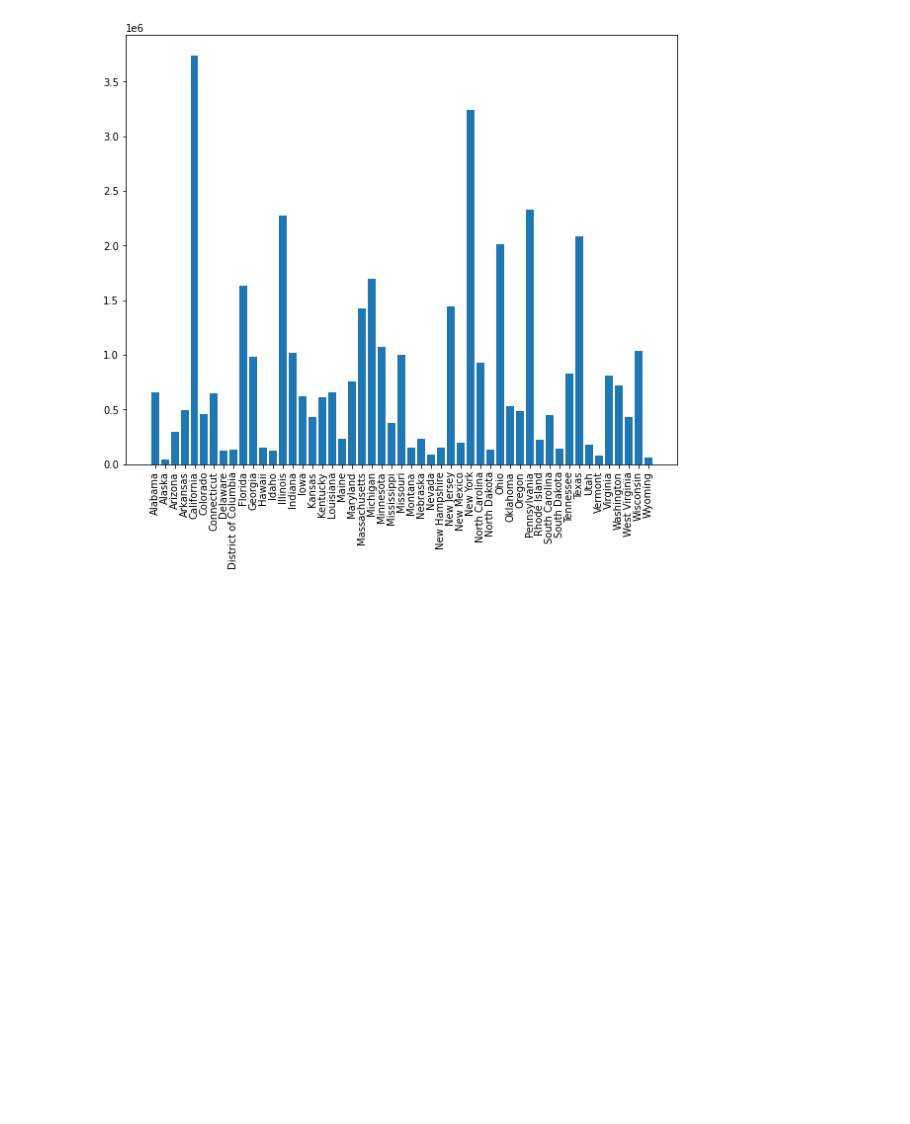
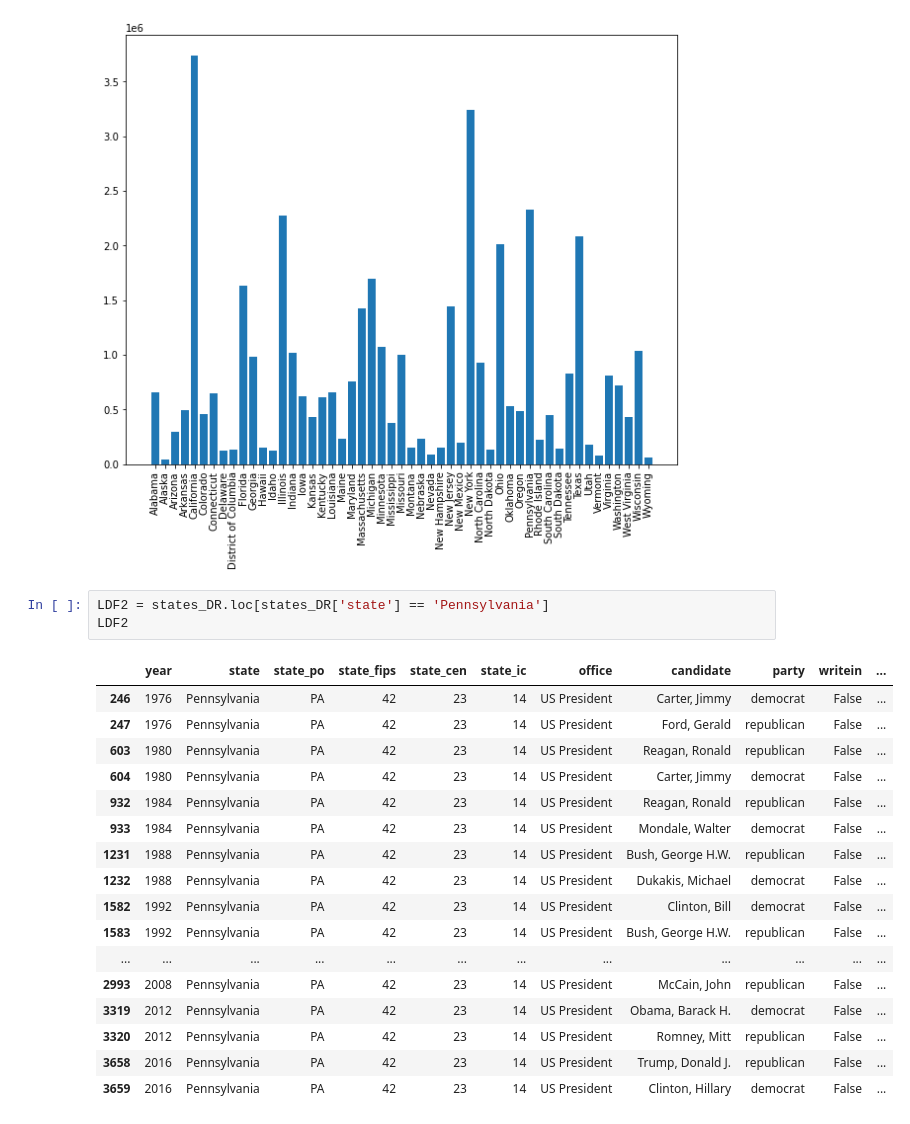
Before and after one commit to Gabby19231/Project-1, a Jupyter notebook: states.ipynb, the cells around one changed output. Drawn from its saved outputs; the diff is of its cells as text; blank space fills up the shorter version.

```diff
--- a/states.ipynb
+++ b/states.ipynb
@@ -248,4 +248,25 @@ plt.xticks(rotation=90)
 plt.show()
 # %% [output]
 [figure]
+# %%
+LDF2 = states_DR.loc[states_DR['state'] == 'Pennsylvania']
+LDF2
+# %% [output]
+|  | year | state | state_po | state_fips | state_cen | state_ic | office | candidate | party | writein | ... |
+| 246 | 1976 | Pennsylvania | PA | 42 | 23 | 14 | US President | Carter, Jimmy | democrat | False | ... |
+| 247 | 1976 | Pennsylvania | PA | 42 | 23 | 14 | US President | Ford, Gerald | republican | False | ... |
+| 603 | 1980 | Pennsylvania | PA | 42 | 23 | 14 | US President | Reagan, Ronald | republican | False | ... |
+| 604 | 1980 | Pennsylvania | PA | 42 | 23 | 14 | US President | Carter, Jimmy | democrat | False | ... |
+| 932 | 1984 | Pennsylvania | PA | 42 | 23 | 14 | US President | Reagan, Ronald | republican | False | ... |
+| 933 | 1984 | Pennsylvania | PA | 42 | 23 | 14 | US President | Mondale, Walter | democrat | False | ... |
+| 1231 | 1988 | Pennsylvania | PA | 42 | 23 | 14 | US President | Bush, George H.W. | republican | False | ... |
+| 1232 | 1988 | Pennsylvania | PA | 42 | 23 | 14 | US President | Dukakis, Michael | democrat | False | ... |
+| 1582 | 1992 | Pennsylvania | PA | 42 | 23 | 14 | US President | Clinton, Bill | democrat | False | ... |
+| 1583 | 1992 | Pennsylvania | PA | 42 | 23 | 14 | US President | Bush, George H.W. | republican | False | ... |
+| ... | ... | ... | ... | ... | ... | ... | ... | ... | ... | ... | ... |
+| 2993 | 2008 | Pennsylvania | PA | 42 | 23 | 14 | US President | McCain, John | republican | False | ... |
+| 3319 | 2012 | Pennsylvania | PA | 42 | 23 | 14 | US President | Obama, Barack H. | democrat | False | ... |
+| 3320 | 2012 | Pennsylvania | PA | 42 | 23 | 14 | US President | Romney, Mitt | republican | False | ... |
+| 3658 | 2016 | Pennsylvania | PA | 42 | 23 | 14 | US President | Trump, Donald J. | republican | False | ... |
+| 3659 | 2016 | Pennsylvania | PA | 42 | 23 | 14 | US President | Clinton, Hillary | democrat | False | ... |
 # %%
```
Also changed, not shown: parts of 11 cells of this notebook.
